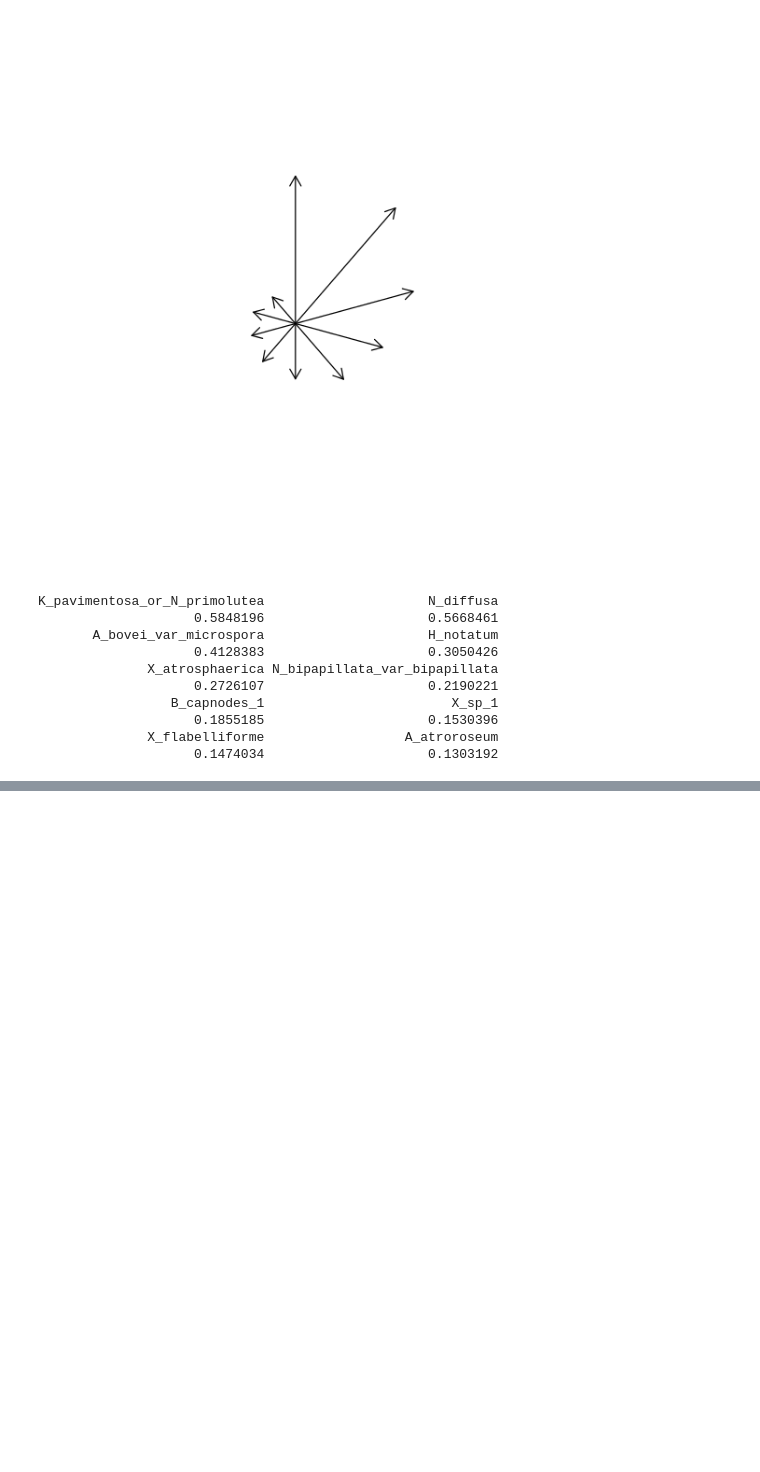
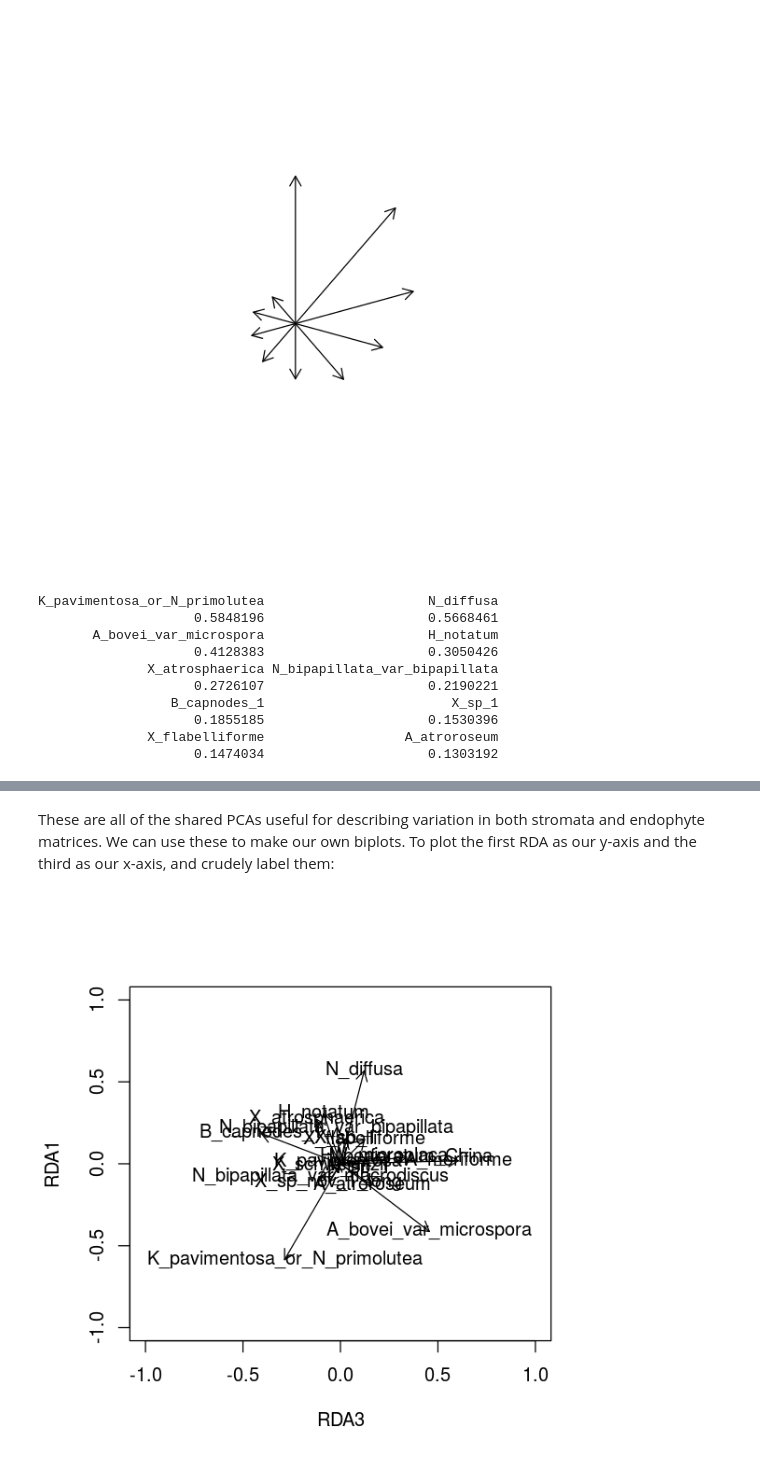
Before and after one commit to danchurch/taiwan_combined, a Jupyter notebook: Xyl_roo_leaf_only_stats.ipynb, the cells around one changed output, grey strips where cells are left out. Cells and saved outputs as stored; diff of their text form; code cells hidden in the pictures; blank space fills up the shorter version.

```diff
--- a/Xyl_roo_leaf_only_stats.ipynb
+++ b/Xyl_roo_leaf_only_stats.ipynb
@@ -308,0 +313,2 @@ K_pavimentosa_or_N_primolutea                     N_diffusa
+# %%
+loads <- leaf.rda$CC$biplot
@@ -308,0 +335,8 @@ K_pavimentosa_or_N_primolutea                     N_diffusa
+# %% [markdown]
+These are all of the shared PCAs useful for describing variation in both stromata and endophyte matrices. We can use these to make our own biplots. To plot the first RDA as our y-axis and the third as our x-axis, and crudely label them:
+# %%
+plot(1, type='n', xlim=c(-1,1), ylim=c(-1,1), xlab='RDA3', ylab='RDA1')
+arrows(x0=0, y0=0, x1=loads[,3], y1=loads[,1], length=.1) ## rda1 is our y-axis, rda3 is x-axis
+text(loads[,3],loads[,1], rownames(loads))
+# %% [output]
+[figure, added]
```
Also changed, not shown: parts of 7 cells of this notebook.
